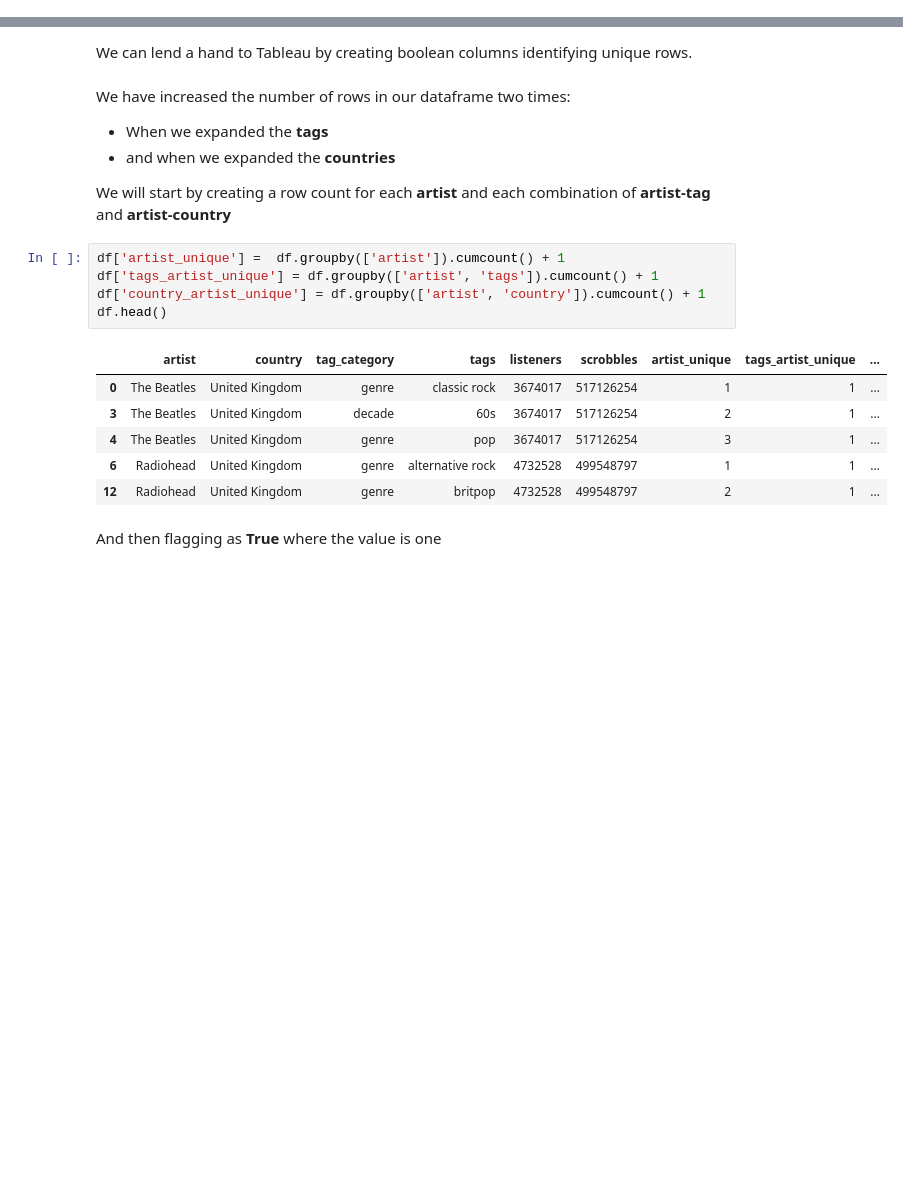
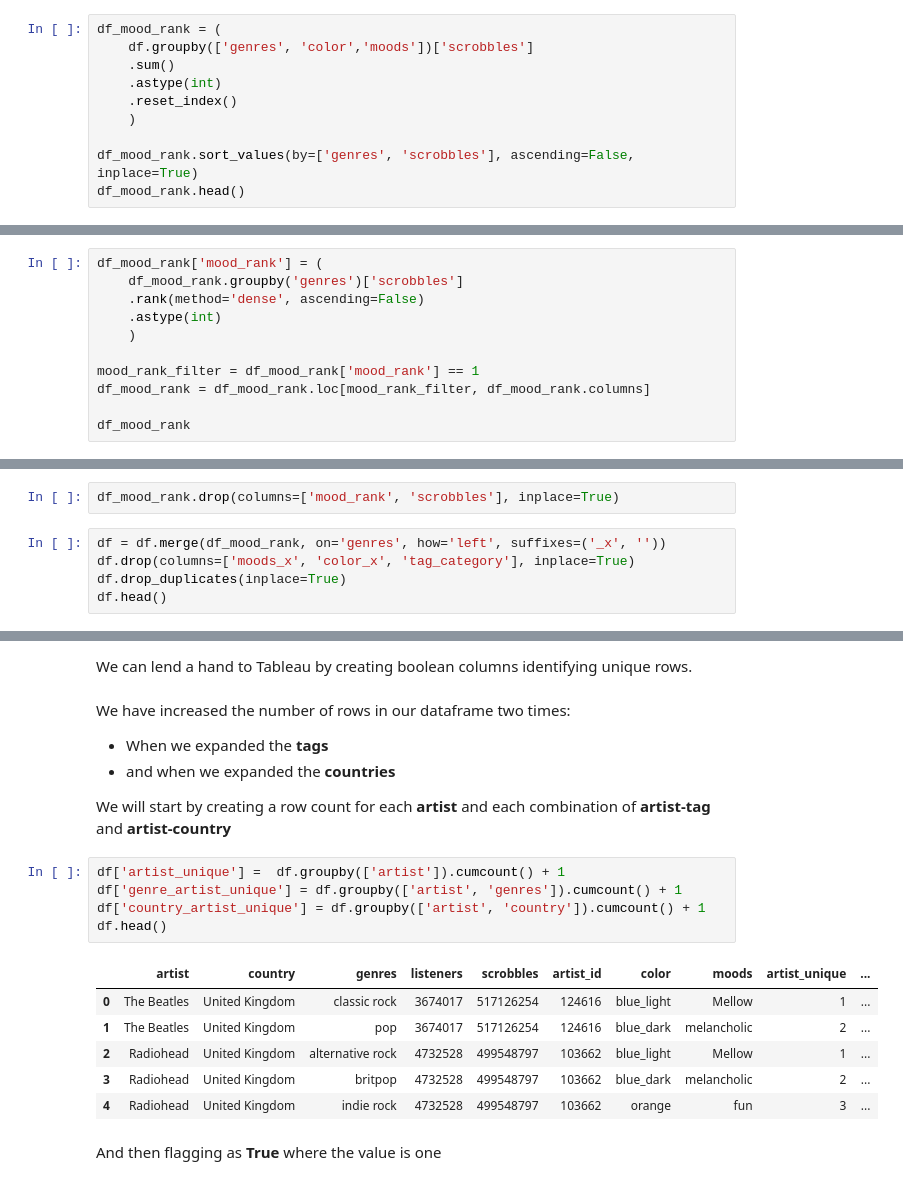
Before and after one commit to tharikhajar/lastfm_popularity, a Jupyter notebook: Pandas_ETL.ipynb, the cells around one changed output, grey strips where cells are left out. Drawn from its saved outputs; the diff is of its cells as text; blank space fills up the shorter version.

```diff
--- a/Pandas_ETL.ipynb
+++ b/Pandas_ETL.ipynb
@@ -319,0 +412,10 @@ df[(df['artist']=='Radiohead') & (df['tag_category']=='genre')][['artist', 'tags
+# %%
+df_mood_rank = (
+    df.groupby(['genres', 'color','moods'])['scrobbles']
+    .sum()
+    .astype(int)
+    .reset_index()
+    )
+
+df_mood_rank.sort_values(by=['genres', 'scrobbles'], ascending=False, inplace=True)
+df_mood_rank.head()
@@ -319,0 +449,11 @@ df[(df['artist']=='Radiohead') & (df['tag_category']=='genre')][['artist', 'tags
+# %%
+df_mood_rank['mood_rank'] = (
+    df_mood_rank.groupby('genres')['scrobbles']
+    .rank(method='dense', ascending=False)
+    .astype(int)
+    )
+
+mood_rank_filter = df_mood_rank['mood_rank'] == 1
+df_mood_rank = df_mood_rank.loc[mood_rank_filter, df_mood_rank.columns]
+
+df_mood_rank
@@ -319,0 +474,7 @@ df[(df['artist']=='Radiohead') & (df['tag_category']=='genre')][['artist', 'tags
+# %%
+df_mood_rank.drop(columns=['mood_rank', 'scrobbles'], inplace=True)
+# %%
+df = df.merge(df_mood_rank, on='genres', how='left', suffixes=('_x', ''))
+df.drop(columns=['moods_x', 'color_x', 'tag_category'], inplace=True)
+df.drop_duplicates(inplace=True)
+df.head()
@@ -350,16 +517,16 @@ We have increased the number of rows in our dataframe two times:
 We will start by creating a row count for each <b>artist</b> and each combination of <b>artist-tag</b> and <b>artist-country</b>
 # %%
 df['artist_unique'] =  df.groupby(['artist']).cumcount() + 1
-df['tags_artist_unique'] = df.groupby(['artist', 'tags']).cumcount() + 1
+df['genre_artist_unique'] = df.groupby(['artist', 'genres']).cumcount() + 1
 df['country_artist_unique'] = df.groupby(['artist', 'country']).cumcount() + 1
 df.head()
 # %% [output]
-|  | artist | country | tag_category | tags | listeners | scrobbles | artist_unique | tags_artist_unique | ... |
-| 0 | The Beatles | United Kingdom | genre | classic rock | 3674017 | 517126254 | 1 | 1 | ... |
-| 3 | The Beatles | United Kingdom | decade | 60s | 3674017 | 517126254 | 2 | 1 | ... |
-| 4 | The Beatles | United Kingdom | genre | pop | 3674017 | 517126254 | 3 | 1 | ... |
-| 6 | Radiohead | United Kingdom | genre | alternative rock | 4732528 | 499548797 | 1 | 1 | ... |
-| 12 | Radiohead | United Kingdom | genre | britpop | 4732528 | 499548797 | 2 | 1 | ... |
+|  | artist | country | genres | listeners | scrobbles | artist_id | color | moods | artist_unique | ... |
+| 0 | The Beatles | United Kingdom | classic rock | 3674017 | 517126254 | 124616 | blue_light | Mellow | 1 | ... |
+| 1 | The Beatles | United Kingdom | pop | 3674017 | 517126254 | 124616 | blue_dark | melancholic | 2 | ... |
+| 2 | Radiohead | United Kingdom | alternative rock | 4732528 | 499548797 | 103662 | blue_light | Mellow | 1 | ... |
+| 3 | Radiohead | United Kingdom | britpop | 4732528 | 499548797 | 103662 | blue_dark | melancholic | 2 | ... |
+| 4 | Radiohead | United Kingdom | indie rock | 4732528 | 499548797 | 103662 | orange | fun | 3 | ... |
 # %% [markdown]
 And then flagging as <b>True</b> where the value is one
 # %%
```
Also changed, not shown: parts of 48 cells of this notebook.
